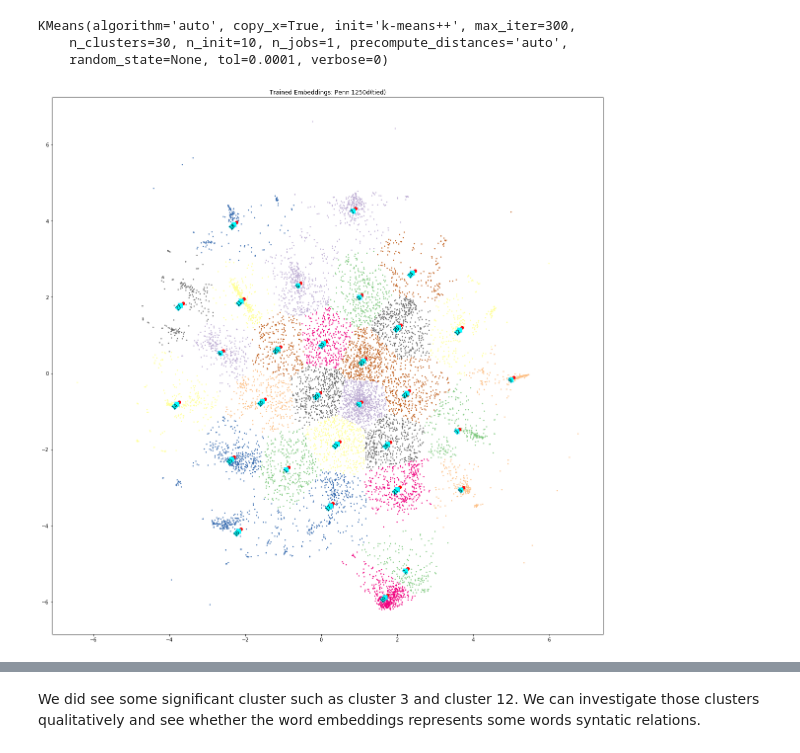
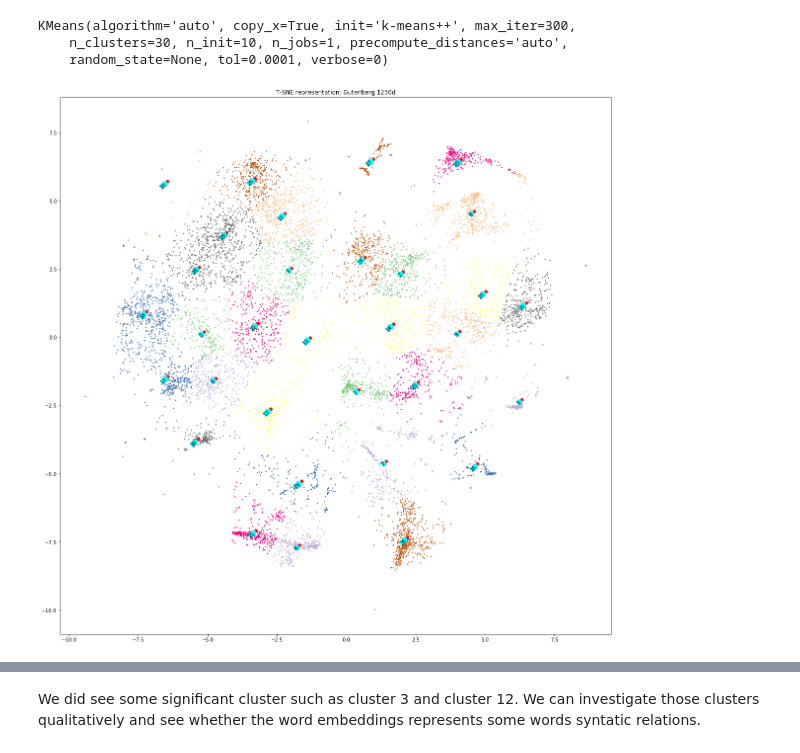
Before and after one commit to ZhuoruLin/DSGA1008_A2, a Jupyter notebook: codes/p6_exploration.ipynb, the cells around one changed output, grey strips where cells are left out. Cells and saved outputs as stored; diff of their text form; code cells hidden in the pictures.

Commit message:
Cluster Analysis

```diff
--- a/codes/p6_exploration.ipynb
+++ b/codes/p6_exploration.ipynb
@@ -258,23 +237,27 @@ plt.show()
 # %% [markdown]
 ## Clustering of Embeddings
+# %%
+representations2D_gutenberg=np.load('../../datasets/tsne_representations/rep2D_Penn.gutenberg.npy')
+representations2D_penn = np.load('../../datasets/tsne_representations/rep2D_Penn.npy')
 # %%
-kmeans = KMeans(init='k-means++', n_clusters=30, n_init=10)
-kmeans.fit(representations2D)
+kmeans_gutenberg = KMeans(init='k-means++', n_clusters=32, n_init=10)
+kmeans_gutenberg.fit(representations2D_gutenberg)
+kmeans_penn = KMeans(init='k-means++', n_clusters=30, n_init=10)
+kmeans_penn.fit(representations2D_penn)
 # %% [output]
 KMeans(algorithm='auto', copy_x=True, init='k-means++', max_iter=300,
     n_clusters=30, n_init=10, n_jobs=1, precompute_distances='auto',
     random_state=None, tol=0.0001, verbose=0)
 # %%
-plt.figure(figsize=(20,20))
-pylab.scatter(representations2D[:,0],representations2D[:,1],s=2,c=kmeans.labels_,cmap=pylab.cm.Accent)
-pylab.scatter(kmeans.cluster_centers_[:,0],kmeans.cluster_centers_[:,1],c='r')
-bbox_props = dict(boxstyle="rarrow", fc="cyan",pad=0.001, ec="b", lw=0.1)
-for center_idx,center in enumerate(kmeans.cluster_centers_):
-    pylab.annotate(center_idx,center,bbox=bbox_props,rotation=45,va='top',ha='right')
-#for word_idx,word in enumerate(words_to_plot):
-#    plt.annotate(word,representations2D[word_idx])
-plt.title('Trained Embeddings: Penn 1250d(tied)')
-plt.savefig('TSNE_Plot_Penn_1250d.png')
-plt.show()
+def clusterPlot2D(rep2D,kmeans,savepath = 'TSNE_Plot',title='T-SNE representations'):
+    plt.figure(figsize=(20,20))
+    pylab.scatter(rep2D[:,0],rep2D[:,1],s=2,c=kmeans.labels_,cmap=pylab.cm.Accent)
+    pylab.scatter(kmeans.cluster_centers_[:,0],kmeans.cluster_centers_[:,1],c='r')
+    bbox_props = dict(boxstyle="rarrow", fc="cyan",pad=0.001, ec="b", lw=0.1)
+    for center_idx,center in enumerate(kmeans.cluster_centers_):
+        pylab.annotate(center_idx,center,bbox=bbox_props,rotation=45,va='top',ha='right')
+    #for word_idx,word in enumerate(words_to_plot):
+    #    plt.annotate(word,representations2D[word_idx])
+    plt.title(title)
+    plt.savefig('%s.png'%(savepath))
+    plt.show()
-# %% [output]
-[figure, removed]
@@ -280,0 +290,5 @@ plt.show()
+# %%
+clusterPlot2D(representations2D_gutenberg,kmeans_gutenberg\
+              ,savepath='tsne_gutenberg.png',title='T-SNE representation: Gutenberg 1250d')
+# %% [output]
+[figure, added]
```
Also changed, not shown: parts of 34 cells of this notebook, 6 other files.
